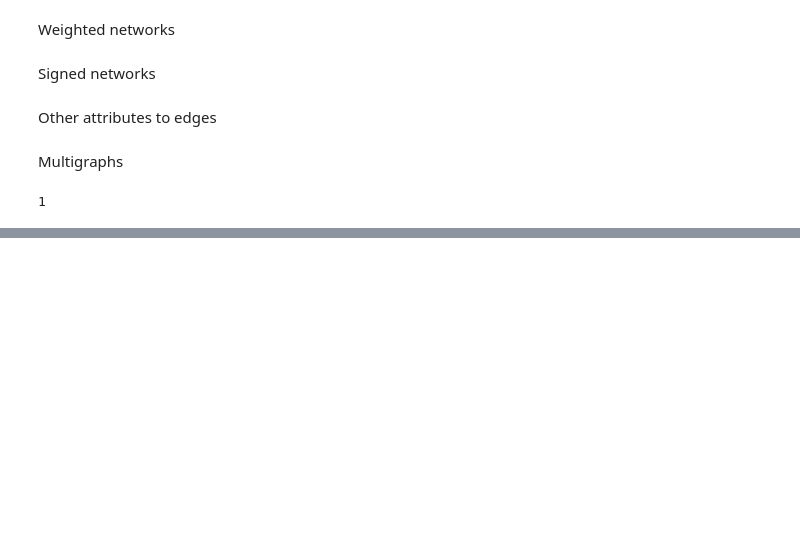
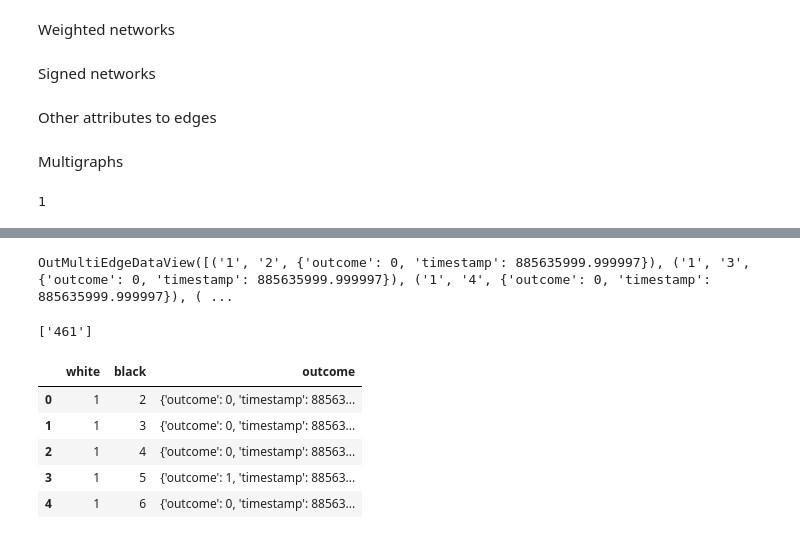
Before and after one commit to johnnyjw/5michds, a Jupyter notebook: week1.ipynb, the cells around one changed output, grey strips where cells are left out. Drawn from its saved outputs; the diff is of its cells as text; code cells hidden in the pictures; blank space fills up the shorter version.

```diff
--- a/week1.ipynb
+++ b/week1.ipynb
@@ -39,0 +359,4 @@ G.add_edge('A', 'B', relation='friend')
+# %%
+chess.edges(data=True)
+# %% [output]
+OutMultiEdgeDataView([('1', '2', {'outcome': 0, 'timestamp': 885635999.999997}), ('1', '3', {'outcome': 0, 'timestamp': 885635999.999997}), ('1', '4', {'outcome': 0, 'timestamp': 885635999.999997}), ( ...
@@ -39,0 +367,14 @@ G.add_edge('A', 'B', relation='friend')
+# %%
+max_key
+# %% [output]
+['461']
+# %%
+df = pd.DataFrame(list(chess.edges(data=True)), columns=['white', 'black', 'outcome'])
+df.head()
+# %% [output]
+|  | white | black | outcome |
+| 0 | 1 | 2 | {'outcome': 0, 'timestamp': 88563... |
+| 1 | 1 | 3 | {'outcome': 0, 'timestamp': 88563... |
+| 2 | 1 | 4 | {'outcome': 0, 'timestamp': 88563... |
+| 3 | 1 | 5 | {'outcome': 1, 'timestamp': 88563... |
+| 4 | 1 | 6 | {'outcome': 0, 'timestamp': 88563... |
```
Also changed, not shown: parts of 80 cells of this notebook, 3 other files.
